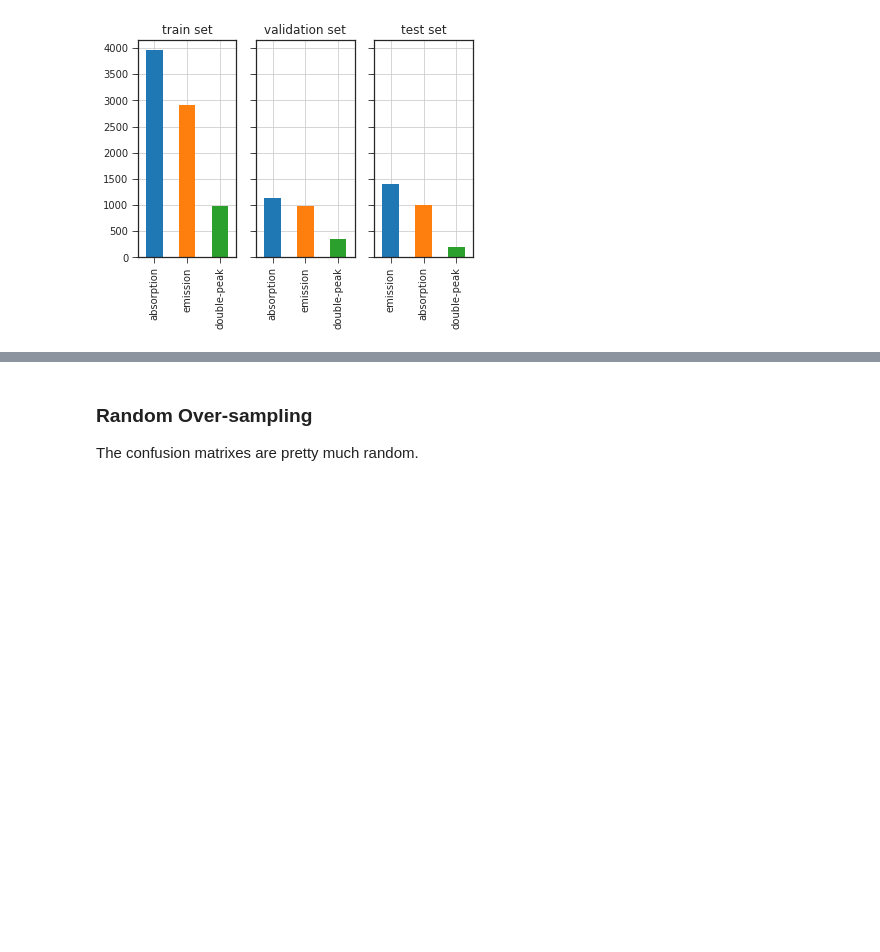
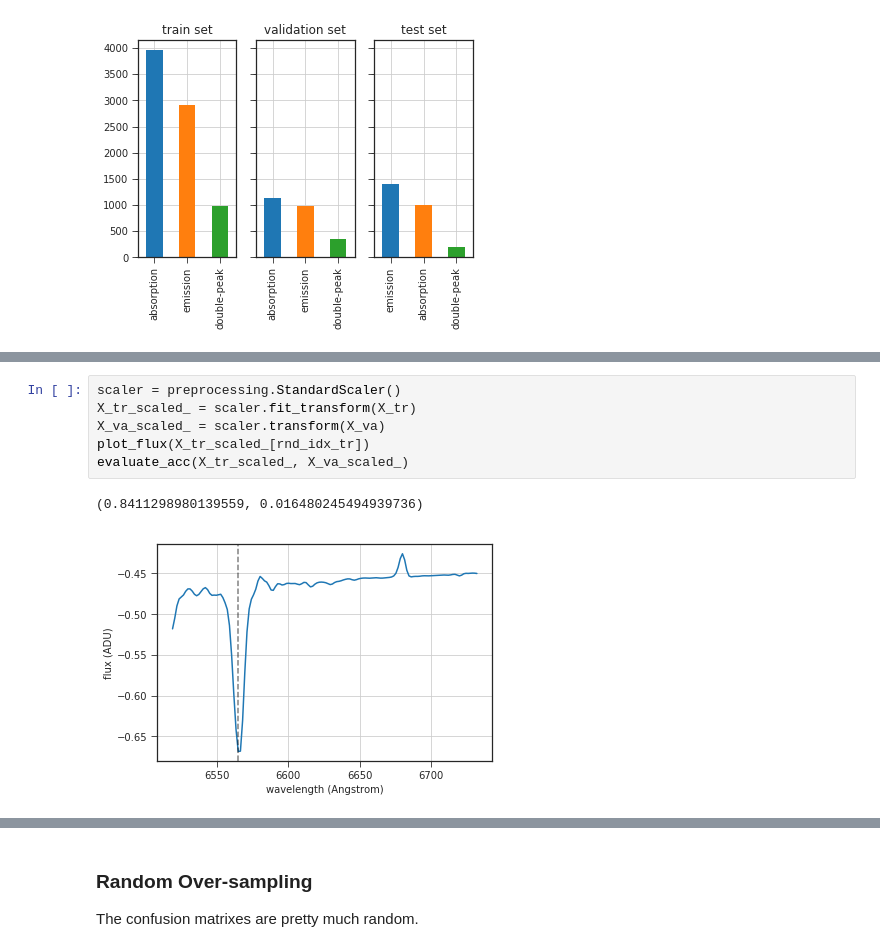
Before and after one commit to podondra/ondrejov-preprocessing, a Jupyter notebook: ondrejov-preprocessing.ipynb, the cells around one changed output, grey strips where cells are left out. Saved outputs shown, nothing was run; the diff lists cells and outputs as text; blank space fills up the shorter version.

```diff
--- a/ondrejov-preprocessing.ipynb
+++ b/ondrejov-preprocessing.ipynb
@@ -603,0 +632,9 @@ Try different scaling methods.
+# %%
+scaler = preprocessing.StandardScaler()
+X_tr_scaled_ = scaler.fit_transform(X_tr)
+X_va_scaled_ = scaler.transform(X_va)
+plot_flux(X_tr_scaled_[rnd_idx_tr])
+evaluate_acc(X_tr_scaled_, X_va_scaled_)
+# %% [output]
+(0.8411298980139559, 0.016480245494939736)
+[figure, added]
```
Also changed, not shown: parts of 35 cells of this notebook, 1 other file.
